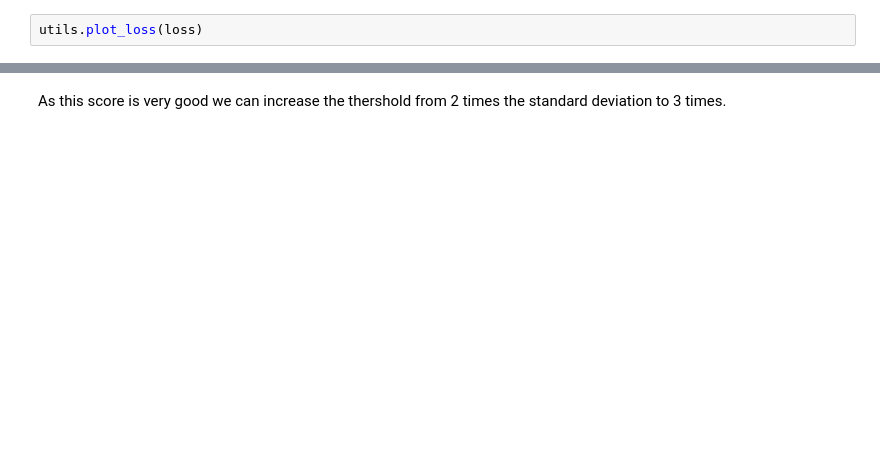
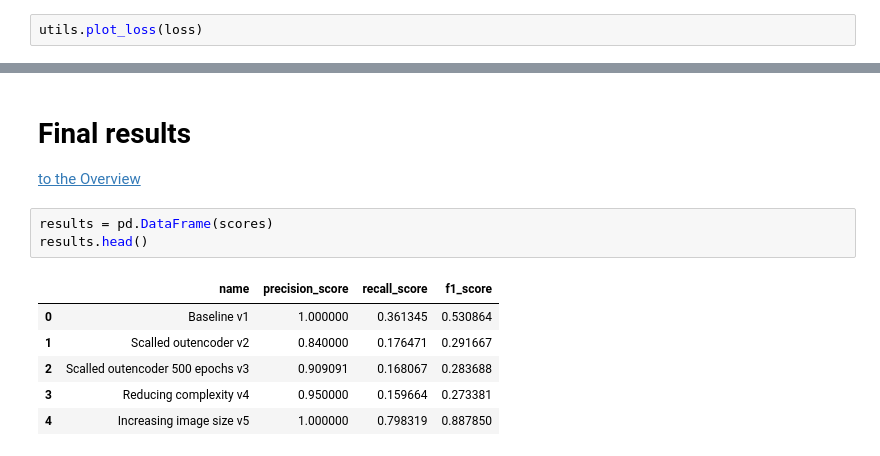
Before and after one commit to Aaron9812/Anomaly-detection-screws, a Jupyter notebook: submission2/submission2.ipynb, the cells around one changed output, grey strips where cells are left out. Cells and saved outputs as stored; diff of their text form; blank space fills up the shorter version.

```diff
--- a/submission2/submission2.ipynb
+++ b/submission2/submission2.ipynb
@@ -813,2 +870,13 @@ Number of false negatives: 30
-# %% [markdown]
-As this score is very good we can increase the thershold from 2 times the standard deviation to 3 times.
+# %% [markdown]
+# Final results <a id="results"></a>
+[to the Overview](#top)
+# %%
+results = pd.DataFrame(scores)
+results.head()
+# %% [output]
+|  | name | precision_score | recall_score | f1_score |
+| 0 | Baseline v1 | 1.000000 | 0.361345 | 0.530864 |
+| 1 | Scalled outencoder v2 | 0.840000 | 0.176471 | 0.291667 |
+| 2 | Scalled outencoder 500 epochs v3 | 0.909091 | 0.168067 | 0.283688 |
+| 3 | Reducing complexity v4 | 0.950000 | 0.159664 | 0.273381 |
+| 4 | Increasing image size v5 | 1.000000 | 0.798319 | 0.887850 |
```
Also changed, not shown: parts of 66 cells of this notebook, 6 other files.
